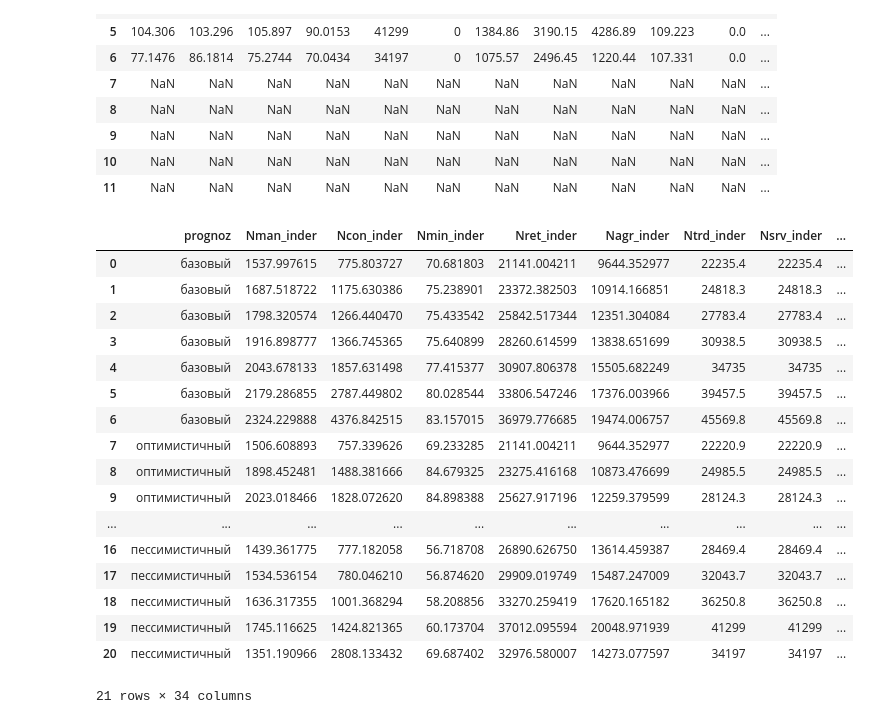
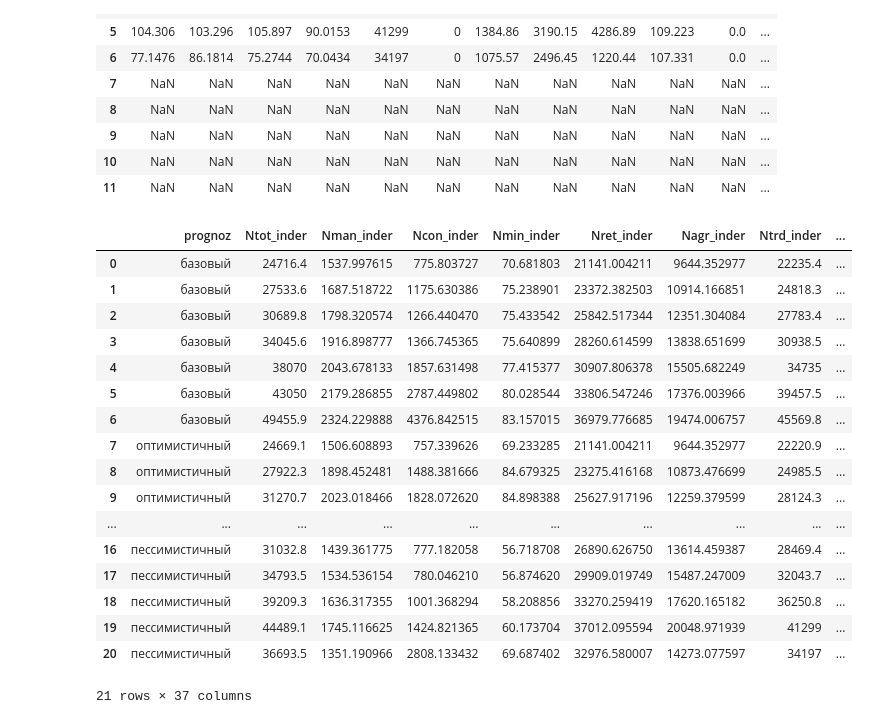
Before and after one commit to tima-jd/VRP_Atyrau, a Jupyter notebook: Raion/Inder/Расчет по Оптовой торговле, Электро и Водоснабжению за 2019-2025/Расчет по Оптовой торговле, Электро и Водоснабжению.ipynb, the cells around one changed output. Saved outputs shown, nothing was run; the diff lists cells and outputs as text; code cells hidden in the pictures.

```diff
--- a/Raion/Inder/Расчет по Оптовой торговле, Электро и Водоснабжению за 2019-2025/Расчет по Оптовой торговле, Электро и Водоснабжению.ipynb
+++ b/Raion/Inder/Расчет по Оптовой торговле, Электро и Водоснабжению за 2019-2025/Расчет по Оптовой торговле, Электро и Водоснабжению.ipynb
@@ -565,6 +565,7 @@ csv_Dret_inder  = pd.read_sql('SELECT * FROM dret_prog_inder ORDER BY index',eng
 csv_Dagr_inder  = pd.read_sql('SELECT * FROM dagr_prog_inder ORDER BY index',engine)
 
 Dman = csv_Dman_inder.rename({'0': 'Dman_inder'}, axis='columns')
+Dman = Dman['Dman_inder']
 
 Dcon_b = csv_Dcon_inder['Dcon_b']
 Dcon_o = csv_Dcon_inder['Dcon_o']
@@ -618,6 +619,7 @@ Nret = Nret_csv['Nret_b'].append(Nret_csv['Nret_o']).append(Nret_csv['Nret_p']).
 Nagr = Nagr_csv['Nagr_b'].append(Nagr_csv['Nagr_o']).append(Nagr_csv['Nagr_p']).dropna().reset_index(drop = True)
 
 newdf = pd.DataFrame(columns = ['prognoz',
+                                'Ntot_inder',
                                 'Nman_inder',
                                 'Ncon_inder',
                                 'Nmin_inder',
@@ -629,6 +631,7 @@ newdf = pd.DataFrame(columns = ['prognoz',
                                 'Nwtr_inder',
                                 'Nind_inder',
                                 'Nwhl_inder',
+                                'ltot_inder',
                                 'lman_inder',
                                 'lcon_inder',
                                 'lmin_inder',
@@ -640,6 +643,7 @@ newdf = pd.DataFrame(columns = ['prognoz',
                                 'lwtr_inder',
                                 'lind_inder',
                                 'lwhl_inder',
+                                'Dtot_inder',
                                 'Dman_inder',
                                 'Dcon_inder',
                                 'Dmin_inder',
@@ -651,6 +655,14 @@ newdf = pd.DataFrame(columns = ['prognoz',
                                 'Dwtr_inder',
                                 'Dind_inder',
                                 'Dwhl_inder',])
+
+Ntot = Nind+Ntrd
+newdf.Ntot_inder= Ntot
+ltot = lind+ltrd
+newdf.ltot_inder= ltot
+Dtot = Dind+Dtrd
+newdf.Dtot_inder= Dtot
+
 newdf.lret_inder= lret
 newdf.lwhl_inder= lwhl
 newdf.lagr_inder= lagr
@@ -666,50 +678,50 @@ newdf.Nagr_inder= Nagr
 newdf.ltrd_inder= ltrd
 newdf.lsrv_inder= ltrd
 newdf.lelc_inder= lelc
 newdf.lwtr_inder= lwtr
 newdf.lind_inder= lind
 newdf.Ntrd_inder= Ntrd
 newdf.Nsrv_inder= Ntrd
 newdf.Nelc_inder= Nelc
 newdf.Nwtr_inder= Nwtr
 newdf.Nind_inder= Nind
 newdf.Nwhl_inder= Nwhl
 
 newdf.Dtrd_inder= Dtrd
 newdf.Dsrv_inder= Dtrd
 newdf.Dsrv_inder= Dtrd
 newdf.Delc_inder= Delc
 newdf.Dwtr_inder= Dwtr
 newdf.Dwhl_inder= Dwhl
 newdf.Dind_inder= Dind
 
 newdf.Dman_inder = Dman
 newdf.Dcon_inder = Dcon
 newdf.Dmin_inder = Dmin
 newdf.Dret_inder = Dret
 newdf.Dagr_inder = Dagr
 
 newdf.prognoz = prognoz
 
 newdf
 # %% [output]
-|  | prognoz | Nman_inder | Ncon_inder | Nmin_inder | Nret_inder | Nagr_inder | Ntrd_inder | Nsrv_inder | ... |
-| 0 | базовый | 1537.997615 | 775.803727 | 70.681803 | 21141.004211 | 9644.352977 | 22235.4 | 22235.4 | ... |
-| 1 | базовый | 1687.518722 | 1175.630386 | 75.238901 | 23372.382503 | 10914.166851 | 24818.3 | 24818.3 | ... |
-| 2 | базовый | 1798.320574 | 1266.440470 | 75.433542 | 25842.517344 | 12351.304084 | 27783.4 | 27783.4 | ... |
-| 3 | базовый | 1916.898777 | 1366.745365 | 75.640899 | 28260.614599 | 13838.651699 | 30938.5 | 30938.5 | ... |
-| 4 | базовый | 2043.678133 | 1857.631498 | 77.415377 | 30907.806378 | 15505.682249 | 34735 | 34735 | ... |
-| 5 | базовый | 2179.286855 | 2787.449802 | 80.028544 | 33806.547246 | 17376.003966 | 39457.5 | 39457.5 | ... |
-| 6 | базовый | 2324.229888 | 4376.842515 | 83.157015 | 36979.776685 | 19474.006757 | 45569.8 | 45569.8 | ... |
-| 7 | оптимистичный | 1506.608893 | 757.339626 | 69.233285 | 21141.004211 | 9644.352977 | 22220.9 | 22220.9 | ... |
-| 8 | оптимистичный | 1898.452481 | 1488.381666 | 84.679325 | 23275.416168 | 10873.476699 | 24985.5 | 24985.5 | ... |
-| 9 | оптимистичный | 2023.018466 | 1828.072620 | 84.898388 | 25627.917196 | 12259.379599 | 28124.3 | 28124.3 | ... |
+|  | prognoz | Ntot_inder | Nman_inder | Ncon_inder | Nmin_inder | Nret_inder | Nagr_inder | Ntrd_inder | ... |
+| 0 | базовый | 24716.4 | 1537.997615 | 775.803727 | 70.681803 | 21141.004211 | 9644.352977 | 22235.4 | ... |
+| 1 | базовый | 27533.6 | 1687.518722 | 1175.630386 | 75.238901 | 23372.382503 | 10914.166851 | 24818.3 | ... |
+| 2 | базовый | 30689.8 | 1798.320574 | 1266.440470 | 75.433542 | 25842.517344 | 12351.304084 | 27783.4 | ... |
+| 3 | базовый | 34045.6 | 1916.898777 | 1366.745365 | 75.640899 | 28260.614599 | 13838.651699 | 30938.5 | ... |
+| 4 | базовый | 38070 | 2043.678133 | 1857.631498 | 77.415377 | 30907.806378 | 15505.682249 | 34735 | ... |
+| 5 | базовый | 43050 | 2179.286855 | 2787.449802 | 80.028544 | 33806.547246 | 17376.003966 | 39457.5 | ... |
+| 6 | базовый | 49455.9 | 2324.229888 | 4376.842515 | 83.157015 | 36979.776685 | 19474.006757 | 45569.8 | ... |
+| 7 | оптимистичный | 24669.1 | 1506.608893 | 757.339626 | 69.233285 | 21141.004211 | 9644.352977 | 22220.9 | ... |
+| 8 | оптимистичный | 27922.3 | 1898.452481 | 1488.381666 | 84.679325 | 23275.416168 | 10873.476699 | 24985.5 | ... |
+| 9 | оптимистичный | 31270.7 | 2023.018466 | 1828.072620 | 84.898388 | 25627.917196 | 12259.379599 | 28124.3 | ... |
 | ... | ... | ... | ... | ... | ... | ... | ... | ... | ... |
-| 16 | пессимистичный | 1439.361775 | 777.182058 | 56.718708 | 26890.626750 | 13614.459387 | 28469.4 | 28469.4 | ... |
-| 17 | пессимистичный | 1534.536154 | 780.046210 | 56.874620 | 29909.019749 | 15487.247009 | 32043.7 | 32043.7 | ... |
-| 18 | пессимистичный | 1636.317355 | 1001.368294 | 58.208856 | 33270.259419 | 17620.165182 | 36250.8 | 36250.8 | ... |
-| 19 | пессимистичный | 1745.116625 | 1424.821365 | 60.173704 | 37012.095594 | 20048.971939 | 41299 | 41299 | ... |
-| 20 | пессимистичный | 1351.190966 | 2808.133432 | 69.687402 | 32976.580007 | 14273.077597 | 34197 | 34197 | ... |
+| 16 | пессимистичный | 31032.8 | 1439.361775 | 777.182058 | 56.718708 | 26890.626750 | 13614.459387 | 28469.4 | ... |
+| 17 | пессимистичный | 34793.5 | 1534.536154 | 780.046210 | 56.874620 | 29909.019749 | 15487.247009 | 32043.7 | ... |
+| 18 | пессимистичный | 39209.3 | 1636.317355 | 1001.368294 | 58.208856 | 33270.259419 | 17620.165182 | 36250.8 | ... |
+| 19 | пессимистичный | 44489.1 | 1745.116625 | 1424.821365 | 60.173704 | 37012.095594 | 20048.971939 | 41299 | ... |
+| 20 | пессимистичный | 36693.5 | 1351.190966 | 2808.133432 | 69.687402 | 32976.580007 | 14273.077597 | 34197 | ... |
-21 rows × 34 columns
+21 rows × 37 columns
 # %%
 newdf.to_sql('vrp_prognoz_inder', engine, schema='public',if_exists='replace', index = True)
```
Also changed, not shown: 11 other files.
